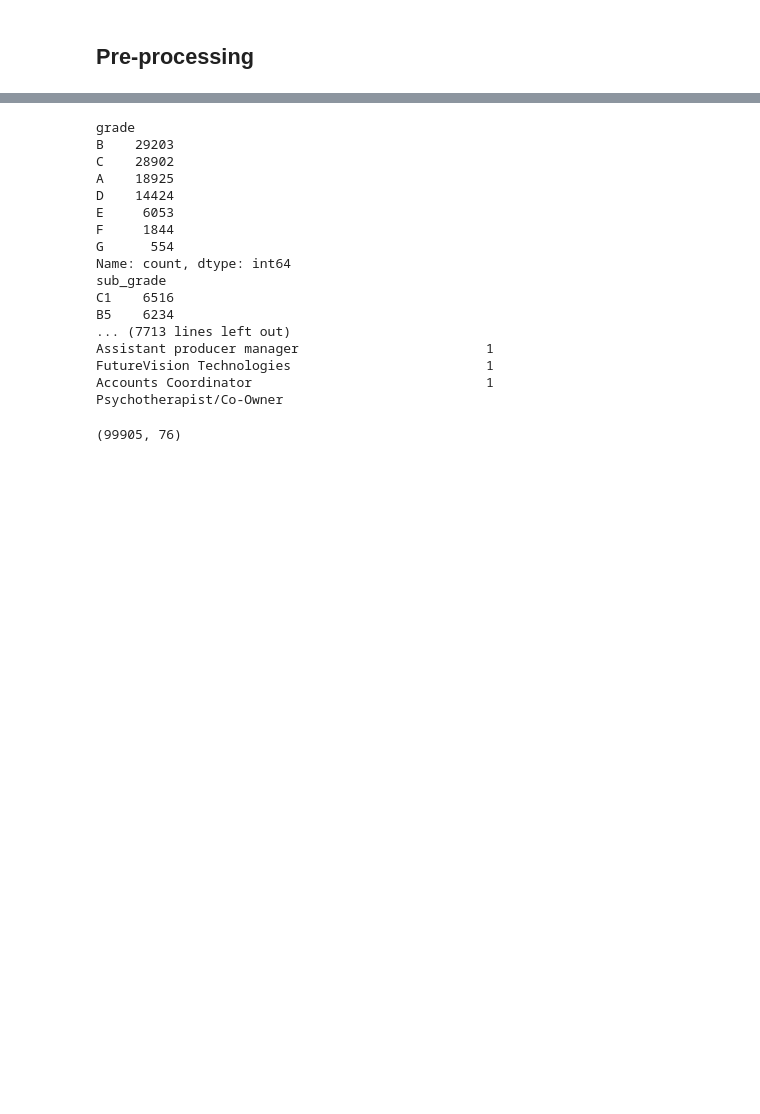
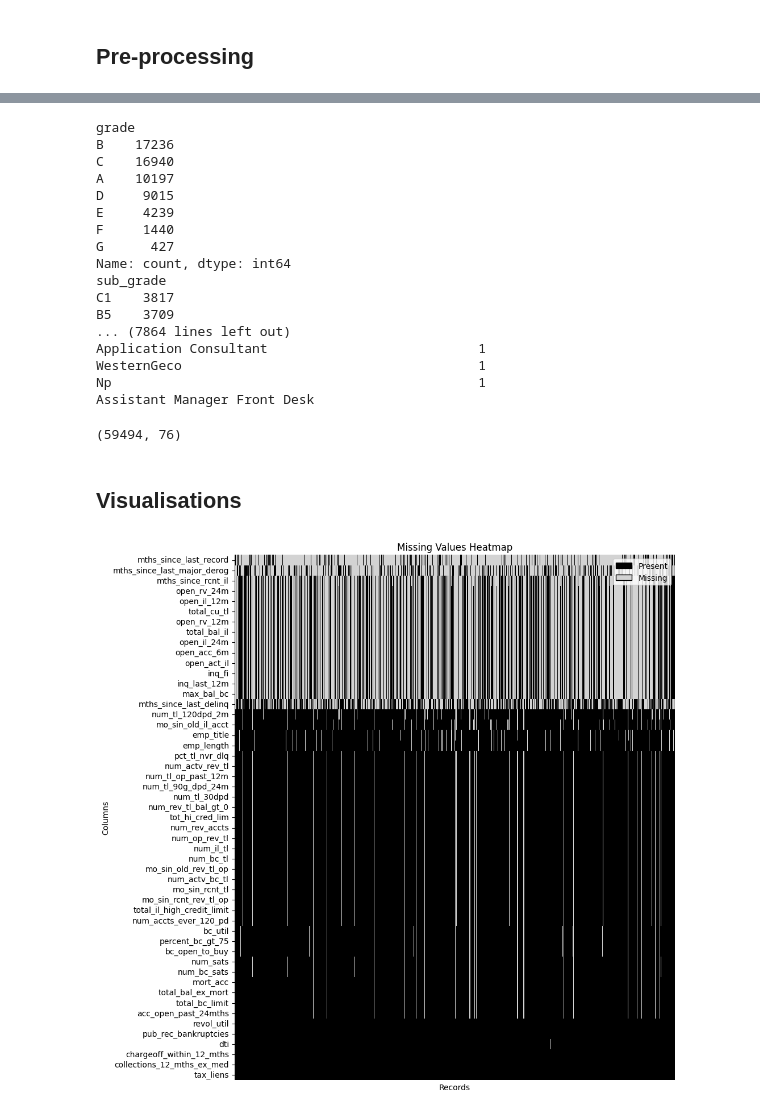
Before and after one commit to priscillaashleyw/CreditShield, a Jupyter notebook: eda.ipynb, the cells around one changed output, grey strips where cells are left out. Drawn from its saved outputs; the diff is of its cells as text; code cells hidden in the pictures; blank space fills up the shorter version.

```diff
--- a/eda.ipynb
+++ b/eda.ipynb
@@ -268,5 +268,6 @@ data.shape
 # %% [output]
 (99905, 152)
 # %%
-data['loan_status_binary'].value_counts(normalize=True, dropna=False)
+data = data.loc[data['loan_status'].isin(['Fully Paid', 'Charged Off'])].copy()
+data["loan_status"].value_counts(dropna = False)
 # %% [output]
@@ -289,8 +290,8 @@ Using information online and the best knowledge we have to retain columns that d
     - origination date: issue_d
 # %%
 cols_to_keep = [
-    # Response variable (loan status binary)
-    "loan_status_binary",
+    # Response variable (loan status)
+    "loan_status",
 
     # Loan terms (known before issuing the loan)
     "loan_amnt",
@@ -503,25 +516,54 @@ for col in data.columns:
         print(data[col].value_counts())
 # %% [output]
 grade
-B    29203
-C    28902
-A    18925
-D    14424
-E     6053
-F     1844
-G      554
+B    17236
+C    16940
+A    10197
+D     9015
+E     4239
+F     1440
+G      427
 Name: count, dtype: int64
 sub_grade
-C1    6516
-B5    6234
-... (7713 lines left out)
-Assistant producer manager                        1
-FutureVision Technologies                         1
-Accounts Coordinator                              1
-Psychotherapist/Co-Owner
+C1    3817
+B5    3709
+... (7864 lines left out)
+Application Consultant                           1
+WesternGeco                                      1
+Np                                               1
+Assistant Manager Front Desk
 # %%
 # removing columns with low information (almost to fully constant values)
 data = data.drop(columns=['pymnt_plan', 'application_type', 'disbursement_method'])
 data.shape
 # %% [output]
-(99905, 76)
+(59494, 76)
+# %% [markdown]
+## Visualisations
+# %%
+# missing values heatmap
+na_ratio = data.isna().mean()
+cols_with_na = na_ratio[na_ratio > 0].sort_values(ascending=False).index
+
+# rotate heatmap so columns are on the y-axis for readability
+plt.figure(figsize=(10, 12))
+from matplotlib.colors import ListedColormap
+
+cmap = ListedColormap(["black", "lightgray"])
+heatmap = sns.heatmap(
+    data[cols_with_na].isna().T, cbar=False, xticklabels=False, yticklabels=cols_with_na, cmap=cmap
+)
+plt.title("Missing Values Heatmap")
+plt.ylabel("Columns")
+plt.xlabel("Records")
+
+# add legend to indicate missing vs present
+from matplotlib.patches import Patch
+legend_patches = [
+    Patch(facecolor='black', edgecolor='black', label='Present'),
+    Patch(facecolor='lightgray', edgecolor='black', label='Missing'),
+]
+plt.legend(handles=legend_patches, loc='upper right', frameon=True)
+plt.show()
+# %% [output]
+[figure, added]
```
Also changed, not shown: parts of 12 cells of this notebook.
